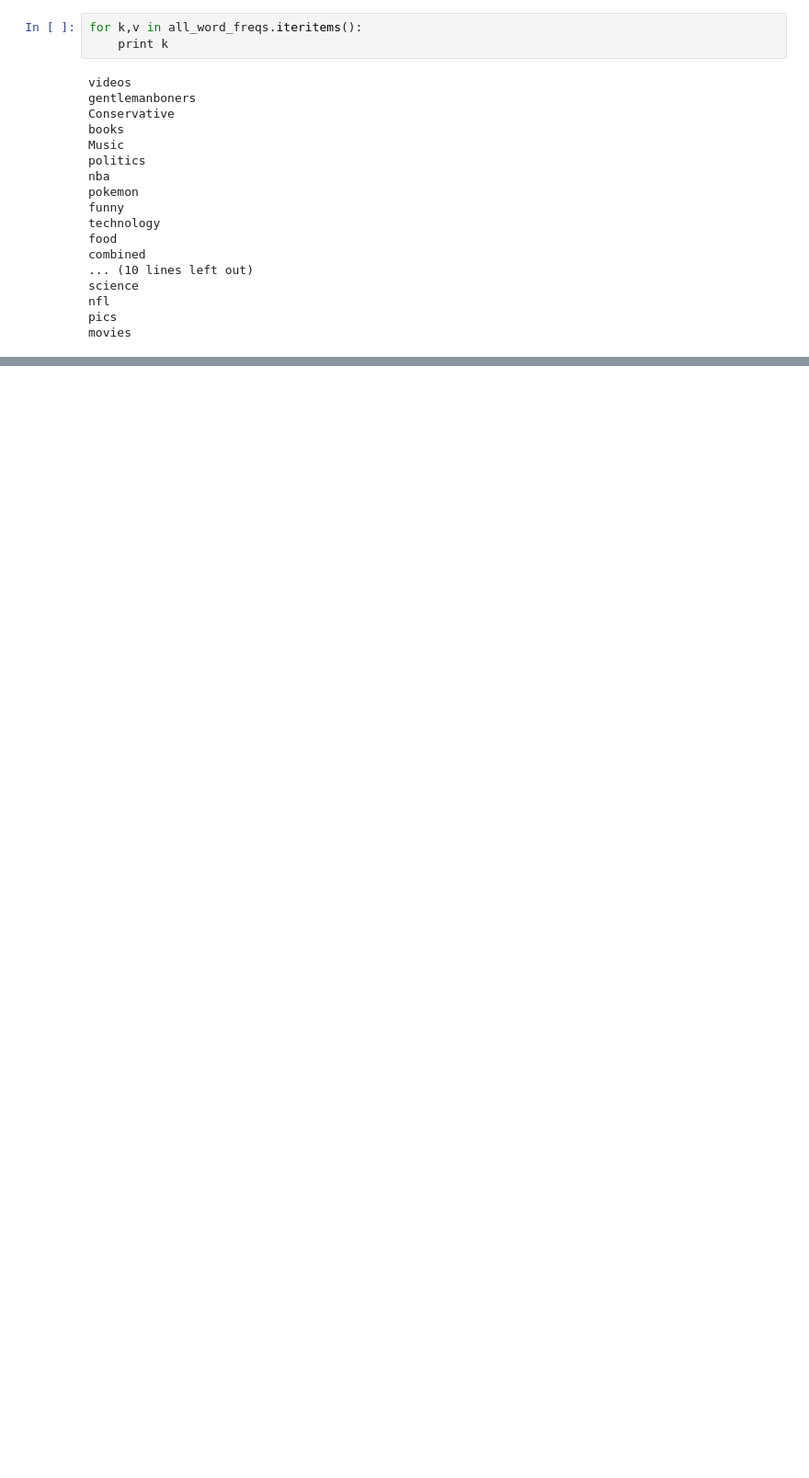
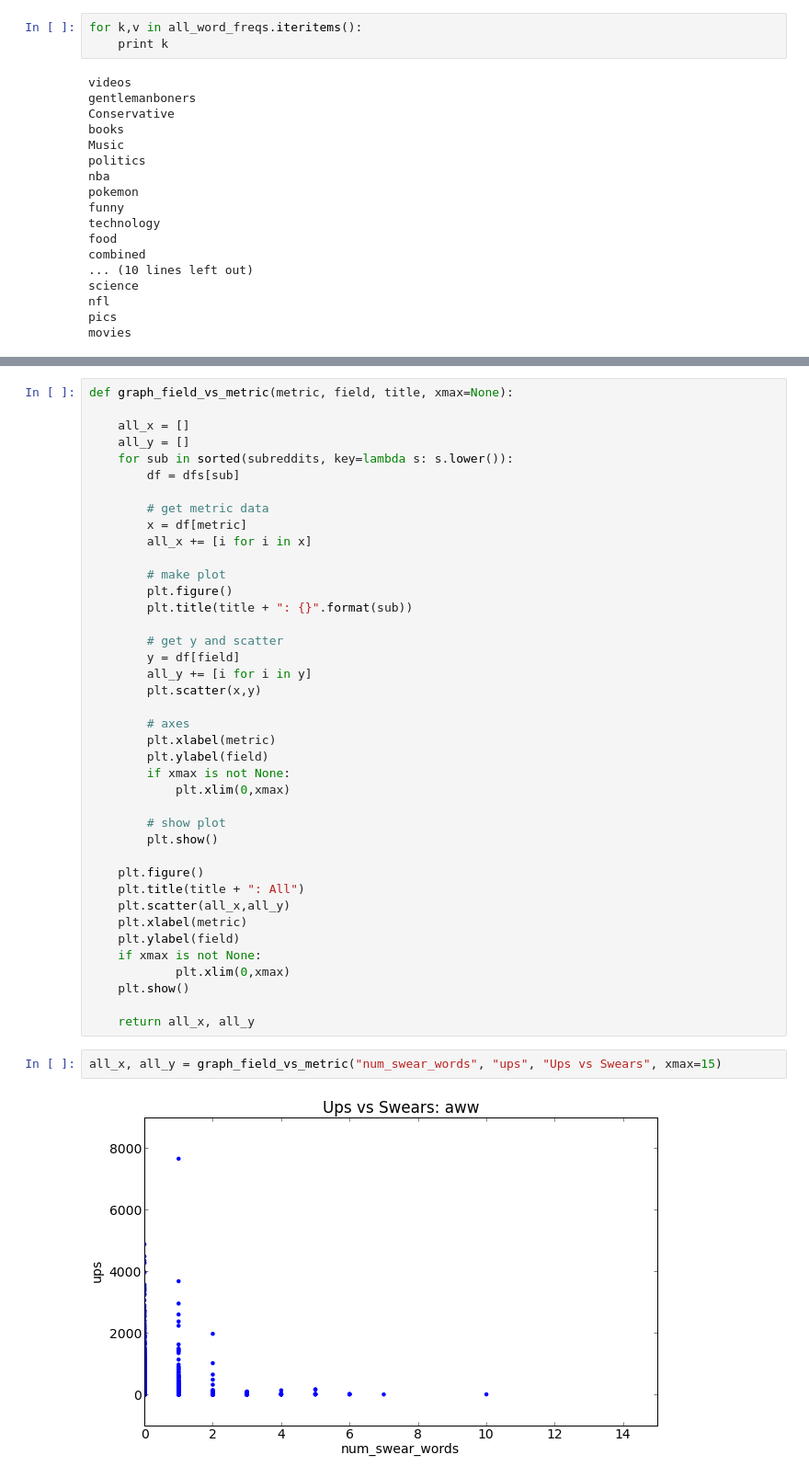
Before and after one commit to kennyyu/cs109-project, a Jupyter notebook: notebooks/rj.ipynb, the cells around one changed output, grey strips where cells are left out. Shown at 92% size. Cells and saved outputs as stored; diff of their text form; blank space fills up the shorter version.

```diff
--- a/notebooks/rj.ipynb
+++ b/notebooks/rj.ipynb
@@ -298,0 +323,44 @@ movies
+# %%
+def graph_field_vs_metric(metric, field, title, xmax=None):
+
+    all_x = []
+    all_y = []
+    for sub in sorted(subreddits, key=lambda s: s.lower()):
+        df = dfs[sub]
+
+        # get metric data
+        x = df[metric]
+        all_x += [i for i in x]
+
+        # make plot
+        plt.figure()
+        plt.title(title + ": {}".format(sub))
+
+        # get y and scatter
+        y = df[field]
+        all_y += [i for i in y]
+        plt.scatter(x,y)
+
+        # axes
+        plt.xlabel(metric)
+        plt.ylabel(field)
+        if xmax is not None:
+            plt.xlim(0,xmax)
+
+        # show plot
+        plt.show()
+
+    plt.figure()
+    plt.title(title + ": All")
+    plt.scatter(all_x,all_y)
+    plt.xlabel(metric)
+    plt.ylabel(field)
+    if xmax is not None:
+            plt.xlim(0,xmax)
+    plt.show()
+
+    return all_x, all_y
+# %%
+all_x, all_y = graph_field_vs_metric("num_swear_words", "ups", "Ups vs Swears", xmax=15)
+# %% [output]
+[figure, added]
```
Also changed, not shown: parts of 18 cells of this notebook.
